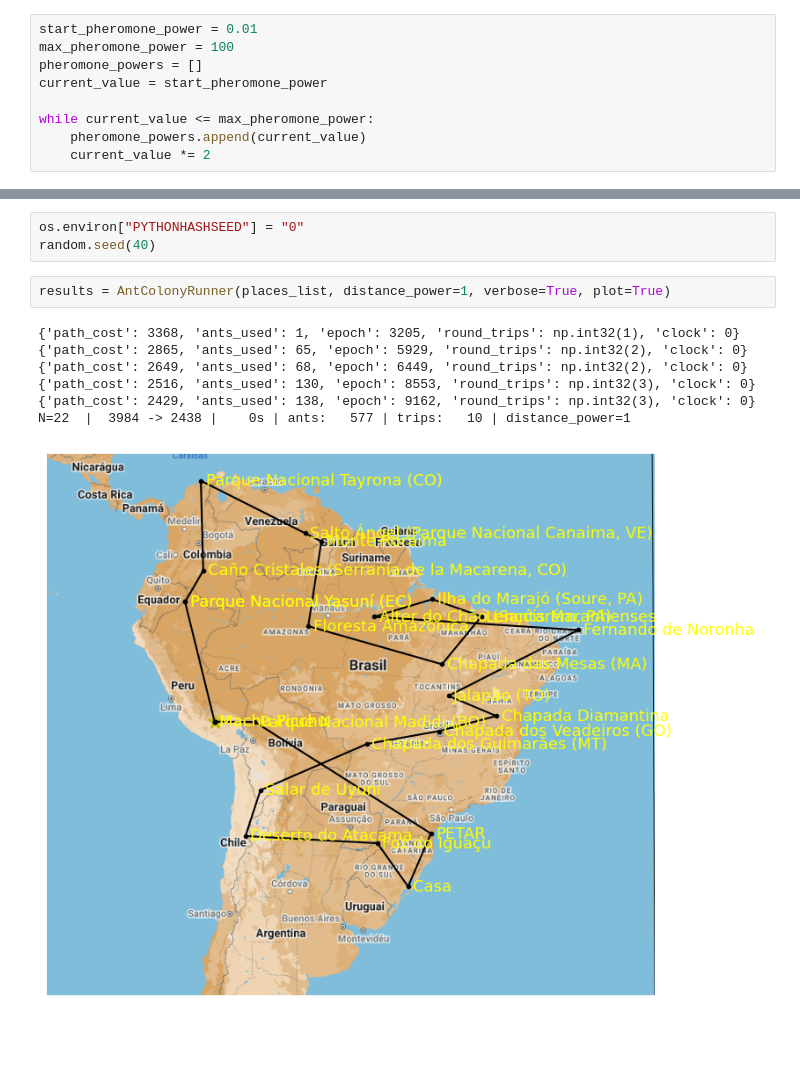
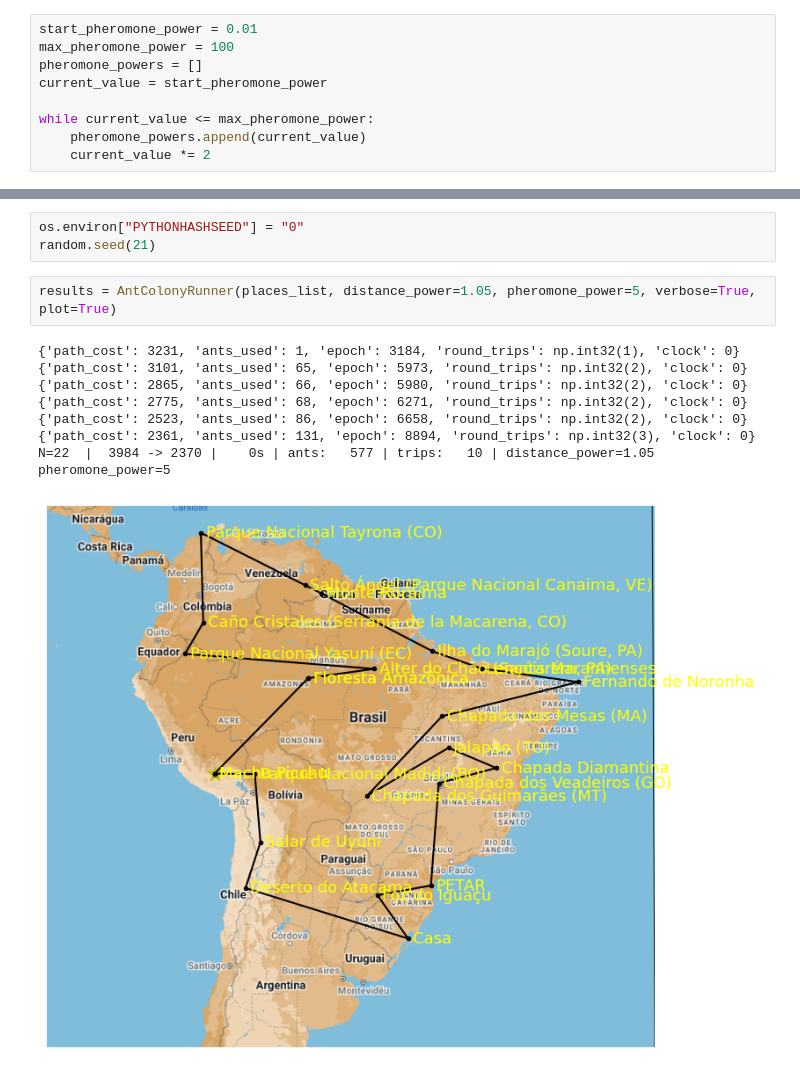
Before and after one commit to allanVvz/AntRoute-TSP, a Jupyter notebook: AntTRip.ipynb, the cells around one changed output, grey strips where cells are left out. Drawn from its saved outputs; the diff is of its cells as text; blank space fills up the shorter version.

```diff
--- a/AntTRip.ipynb
+++ b/AntTRip.ipynb
@@ -620,13 +620,14 @@ plt.show()
 # %%
 os.environ["PYTHONHASHSEED"] = "0"
-random.seed(40)
+random.seed(21)
 # %%
-results = AntColonyRunner(places_list, distance_power=1, verbose=True, plot=True)
+results = AntColonyRunner(places_list, distance_power=1.05, pheromone_power=5, verbose=True, plot=True)
 # %% [output]
-{'path_cost': 3368, 'ants_used': 1, 'epoch': 3205, 'round_trips': np.int32(1), 'clock': 0}
-{'path_cost': 2865, 'ants_used': 65, 'epoch': 5929, 'round_trips': np.int32(2), 'clock': 0}
-{'path_cost': 2649, 'ants_used': 68, 'epoch': 6449, 'round_trips': np.int32(2), 'clock': 0}
-{'path_cost': 2516, 'ants_used': 130, 'epoch': 8553, 'round_trips': np.int32(3), 'clock': 0}
-{'path_cost': 2429, 'ants_used': 138, 'epoch': 9162, 'round_trips': np.int32(3), 'clock': 0}
-N=22  |  3984 -> 2438 |    0s | ants:   577 | trips:   10 | distance_power=1
+{'path_cost': 3231, 'ants_used': 1, 'epoch': 3184, 'round_trips': np.int32(1), 'clock': 0}
+{'path_cost': 3101, 'ants_used': 65, 'epoch': 5973, 'round_trips': np.int32(2), 'clock': 0}
+{'path_cost': 2865, 'ants_used': 66, 'epoch': 5980, 'round_trips': np.int32(2), 'clock': 0}
+{'path_cost': 2775, 'ants_used': 68, 'epoch': 6271, 'round_trips': np.int32(2), 'clock': 0}
+{'path_cost': 2523, 'ants_used': 86, 'epoch': 6658, 'round_trips': np.int32(2), 'clock': 0}
+{'path_cost': 2361, 'ants_used': 131, 'epoch': 8894, 'round_trips': np.int32(3), 'clock': 0}
+N=22  |  3984 -> 2370 |    0s | ants:   577 | trips:   10 | distance_power=1.05 pheromone_power=5
-[figure, old version]
+[figure, new version]
```
Also changed, not shown: parts of 5 cells of this notebook.
